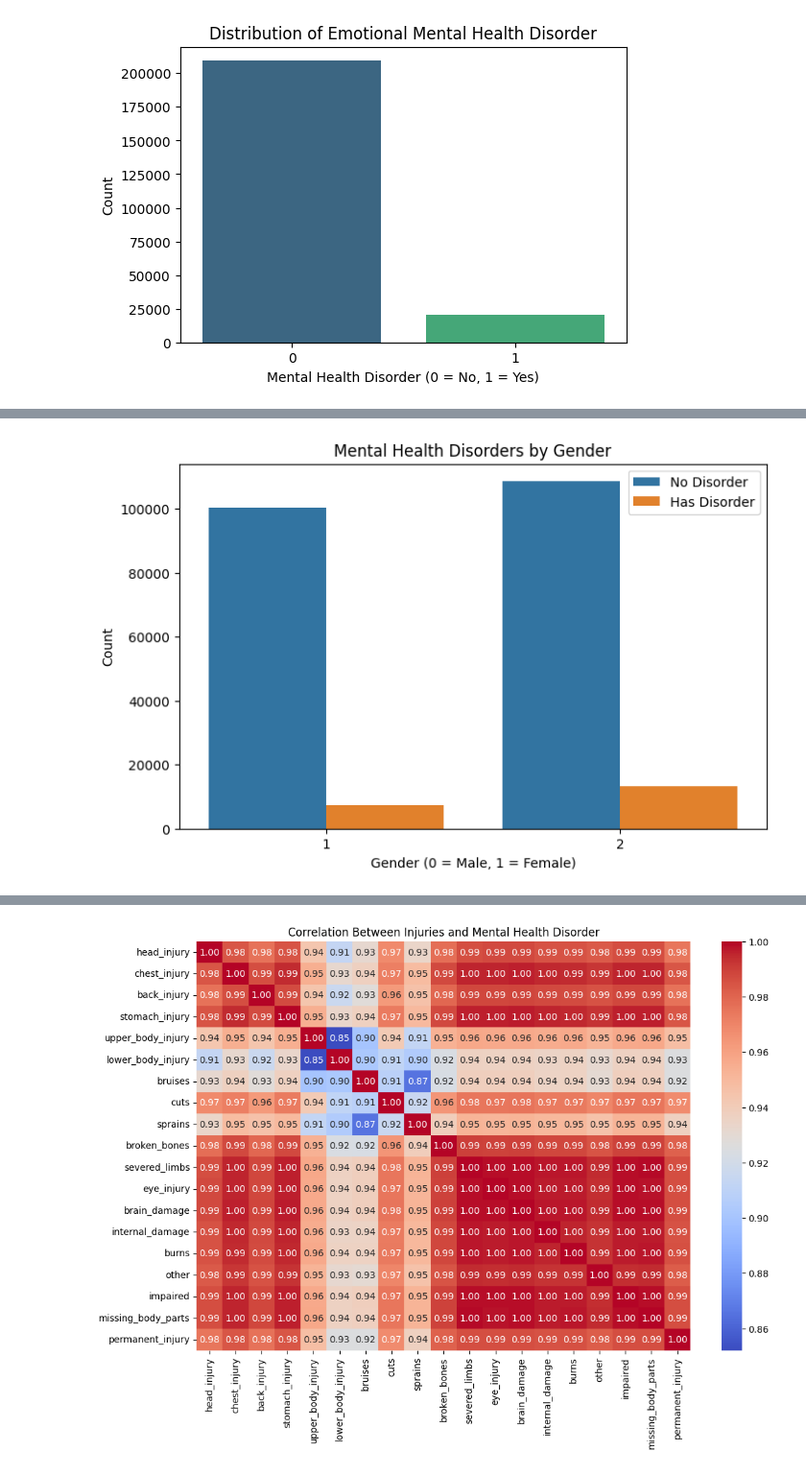
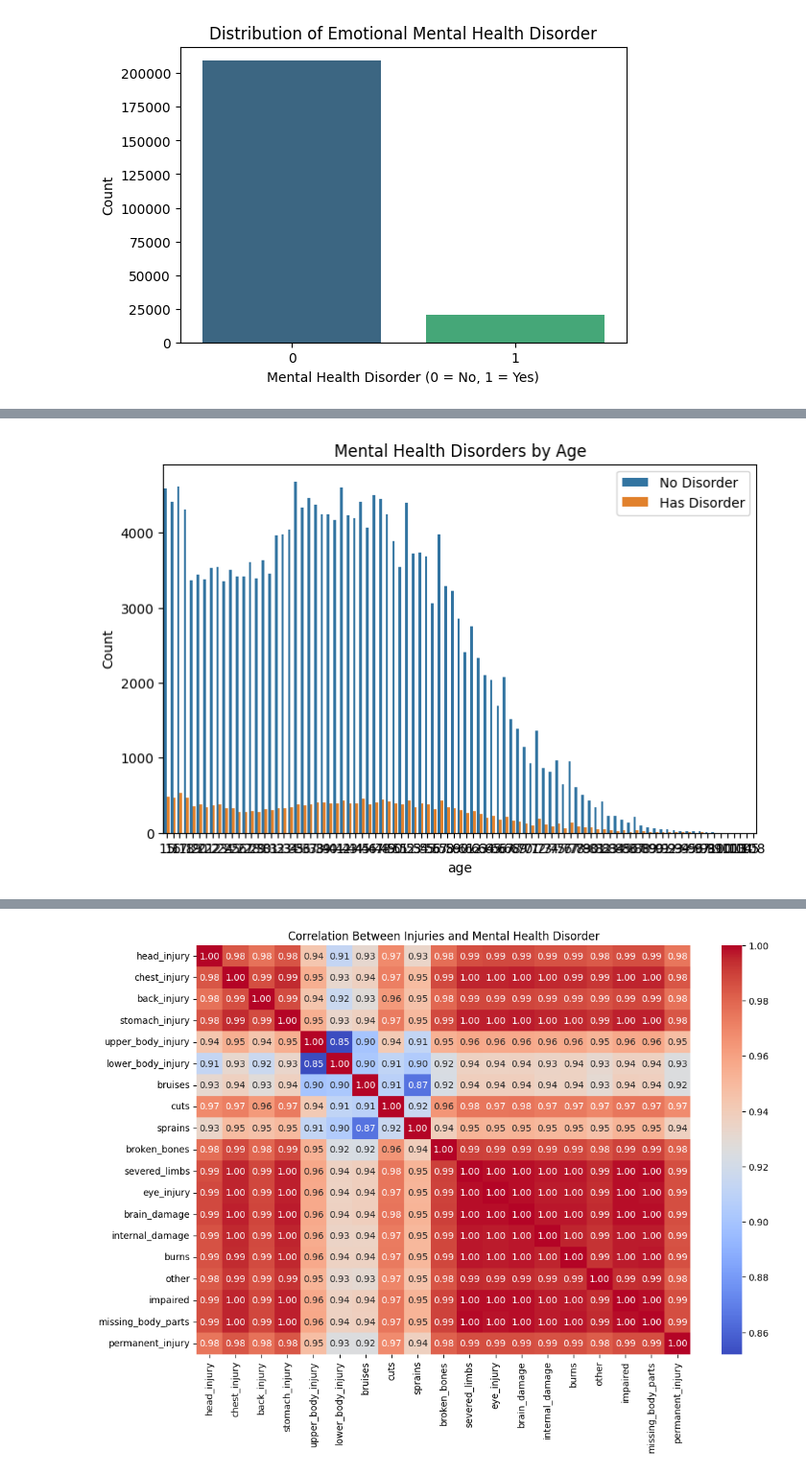
Before and after one commit to PhilipusAdrielTandra/Mental_health_correlation, a Jupyter notebook: Graphs.ipynb, the cells around one changed output, grey strips where cells are left out. Shown at 96% size. Saved outputs shown, nothing was run; the diff lists cells and outputs as text; code cells hidden in the pictures.

```diff
--- a/Graphs.ipynb
+++ b/Graphs.ipynb
@@ -32,3 +24,5 @@ Name: count, dtype: int64
+# %%
+df = pd.read_csv("dataFinal.csv", delimiter=",")
 # %%
 plt.figure(figsize=(6,4))
 sns.countplot(x="emotional_mental_health_disorder", data=df, palette="viridis")
@@ -129,10 +57,9 @@ plt.show()
 # %%
 plt.figure(figsize=(8, 5))
-sns.countplot(x="gender", hue="emotional_mental_health_disorder", data=df)
-plt.title("Mental Health Disorders by Gender")
-plt.xlabel("Gender (0 = Male, 1 = Female)")
+sns.countplot(x="age", hue="emotional_mental_health_disorder", data=df)
+plt.title("Mental Health Disorders by Age")
 plt.ylabel("Count")
 plt.legend(["No Disorder", "Has Disorder"])
 plt.show()
 # %% [output]
-[figure, old version]
+[figure, new version]
```
Also changed, not shown: parts of 17 cells of this notebook, 3 other files.
